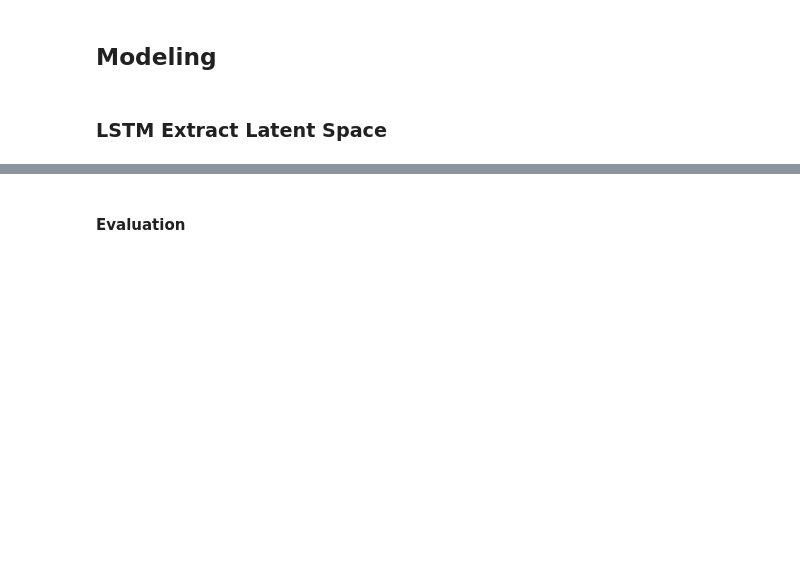
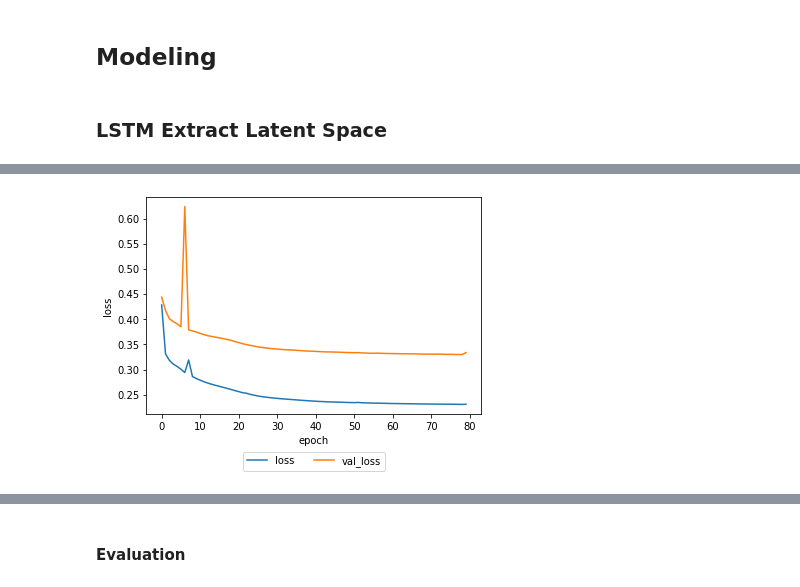
Before and after one commit to xygxue/master_thesis, a Jupyter notebook: clustering.ipynb, the cells around one changed output, grey strips where cells are left out. Saved outputs shown, nothing was run; the diff lists cells and outputs as text; code cells hidden in the pictures; blank space fills up the shorter version.

```diff
--- a/clustering.ipynb
+++ b/clustering.ipynb
@@ -299,7 +300,7 @@ from keras.layers import Dense, LSTM, GRU, dot, Input, Embedding, \
  TimeDistributed, Dropout, Bidirectional, Concatenate, GlobalMaxPooling1D
 # %%
 def create_model():
-  latent_dim = 16
+  latent_dim = 36
   decoder_dim = 12
   num_dynamic_features = 12
   dropout_rate = 0.2
@@ -309,15 +310,11 @@ def create_model():
   sequence_input = Input(name='sequence_input', shape=(None, num_dynamic_features))
 
   # Many_to_one_lstm
-  outputs  = LSTM(128, return_sequences=True, recurrent_dropout=dropout_rate)(sequence_input)
+  outputs  = LSTM(128, return_sequences=True)(sequence_input)
 
-  encoder_out , hidden_state, cell_state = LSTM(latent_dim,
-                                                return_state=True,
-                                                return_sequences=True,
-                                                recurrent_dropout=dropout_rate)(outputs)
+  encoder_out , hidden_state, cell_state = LSTM(latent_dim, return_state=True, return_sequences=True)(outputs)
 
   latent_space = Concatenate()([hidden_state, cell_state])
-
   #Layer below output can be used for clustering purposes
   latent_space = Dense(latent_dim, activation = 'relu', name='latent_space')(latent_space)
 
@@ -329,8 +326,8 @@ def create_model():
   # This input is exacly similar to sequence_input with only this diffrence that has a time step delay
   sequence_output_input = Input(name='sequence_output_input', shape=(None, num_dynamic_features))
 
-  # One to many LSTM
-  decoder_out = LSTM(latent_dim, return_sequences=True)(sequence_output_input, initial_state=[hidden_state, cell_state])
+  # One to many GRU (because of its simplicity, we used GRU instead of LSTM)
+  decoder_out = GRU(latent_dim, return_sequences=True)(sequence_output_input, initial_state = latent_space)
   ###########################################  attention  ###########################################
   attention = dot([decoder_out, encoder_out], axes=[2, 2])
   attention = Activation('softmax')(attention)
@@ -343,8 +340,8 @@ def create_model():
   ###########################################  /decoder  ###########################################
 
   # Model has three inputs and 2 outputs (last input is temorary)
-  model = Model(inputs=[sequence_input, sequence_output_input],
-              outputs=[decoder_outputs])
+  model = Model(inputs = [sequence_input, sequence_output_input],
+              outputs = [decoder_outputs])
 
   return model
 # %%
@@ -373,12 +371,12 @@ Trainable params: 83,724
 Non-trainable params: 0
 __________________________________________________________________________________________________
 # %%
-batch_size = 256
+batch_size = 512
 inputs = [sequence_input_array, sequence_output_input_array]
 outputs = [sequence_output_array]
 
 training_history = model.fit(inputs, outputs,
-                             epochs=200,
+                             epochs=80,
                              batch_size = batch_size,
                              validation_split=0.1)
 # %% [output]
@@ -402,13 +400,14 @@ Epoch 125/200
 # %%
-train_mae = training_history.history['mae']
-valid_mae = training_history.history['val_mae']
-plt.plot(train_mae, label='train mae'),
-plt.plot(valid_mae, label='validation mae')
-plt.ylabel('mae')
+train_mae = training_history.history['loss']
+valid_mae = training_history.history['val_loss']
+plt.plot(train_mae, label='loss'),
+plt.plot(valid_mae, label='val_loss')
+plt.ylabel('loss')
 plt.xlabel('epoch')
-plt.title('train vs. validation accuracy (mae)')
 plt.legend(loc='upper center', bbox_to_anchor=(0.5, -0.15), fancybox=True, shadow=False, ncol=2)
 plt.show()
+# %% [output]
+[figure, added]
 # %%
 encoder = Model(model.input, model.get_layer("latent_space").output)
 lstm_predictions = encoder.predict(inputs, batch_size=batch_size, verbose=1)
```
Also changed, not shown: parts of 13 cells of this notebook.
